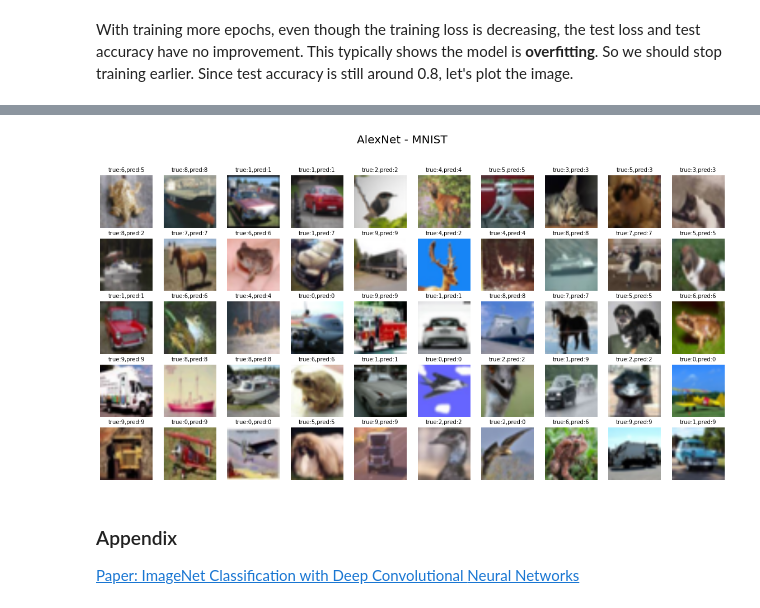
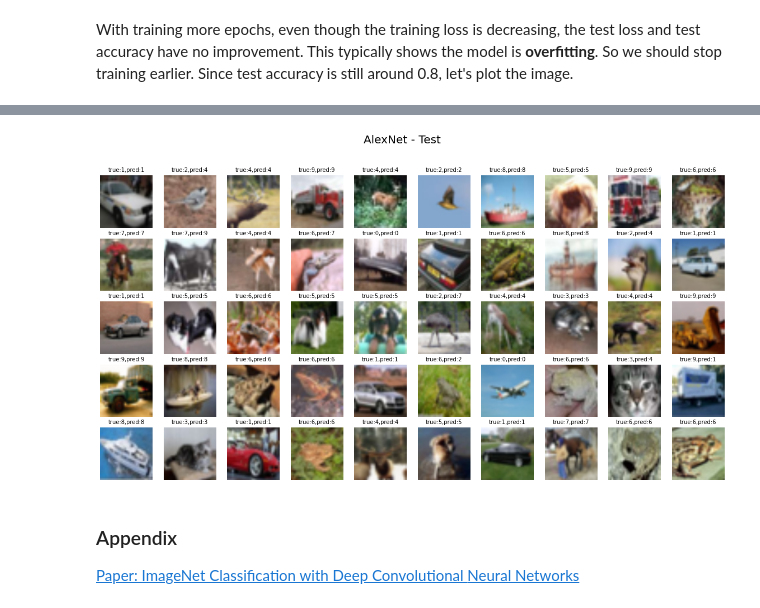
Before and after one commit to ZhipengHong0123/DL_image, a Jupyter notebook: AlexNet/AlexNet.ipynb, the cells around one changed output, grey strips where cells are left out. Saved outputs shown, nothing was run; the diff lists cells and outputs as text; code cells hidden in the pictures.

```diff
--- a/AlexNet/AlexNet.ipynb
+++ b/AlexNet/AlexNet.ipynb
@@ -113,7 +113,7 @@ def train_loop(model,optimizer,train_dl,test_dl,epoch):
 # %%
 model = AlexNet().cuda()
 optimizer=torch.optim.AdamW(model.parameters(),lr=0.0005)
-train_loop(model,optimizer,train_dl,test_dl,10)
+train_loop(model,optimizer,train_dl,test_dl,5)
 optimizer=torch.optim.AdamW(model.parameters(),lr=0.0001)
 train_loop(model,optimizer,train_dl,test_dl,5)
 # %% [output]
@@ -135,2 +130,19 @@ train loss:0.11, test loss: 0.871, test acc: 0.796
 # %% [markdown]
 With training more epochs, even though the training loss is decreasing, the test loss and test accuracy have no improvement. This typically shows the model is **overfitting**. So we should stop training earlier. Since test accuracy is still around 0.8, let's plot the image.
+# %%
+row = 10
+col = 5
+# get valid data set
+valid_x,valid_y=next(iter(train_dl))[:50]
+fig = plt.figure(figsize=(20,10))
+pred_label=model(valid_x.cuda()).argmax(dim=1)
+true_label=valid_y
+for i in range(1, row * col + 1):
+    plt.subplot(col, row, i)
+    plt.axis('off')
+    plt.imshow(valid_x[i].detach().numpy().transpose((1, 2, 0)), cmap='gray_r')
+    title = f'true:{true_label[i]},pred:{pred_label[i]}'
+    plt.title(title, fontsize=10)
+fig.suptitle('AlexNet - Train',fontsize=20)
+plt.savefig("AlexNet_Train",facecolor="w")
+plt.show()
@@ -137,22 +151,22 @@ With training more epochs, even though the training loss is decreasing, the test
 # %%
 row = 10
 col = 5
 # get valid data set
 valid_x,valid_y=next(iter(test_dl))[:50]
 fig = plt.figure(figsize=(20,10))
 pred_label=model(valid_x.cuda()).argmax(dim=1)
 true_label=valid_y
 for i in range(1, row * col + 1):
     plt.subplot(col, row, i)
     plt.axis('off')
     plt.imshow(valid_x[i].detach().numpy().transpose((1, 2, 0)), cmap='gray_r')
     title = f'true:{true_label[i]},pred:{pred_label[i]}'
     plt.title(title, fontsize=10)
-fig.suptitle('AlexNet - MNIST',fontsize=20)
-plt.savefig("AlexNet_MNIST",facecolor="w")
+fig.suptitle('AlexNet - Test',fontsize=20)
+plt.savefig("AlexNet_Test",facecolor="w")
 plt.show()
 # %% [output]
-[figure, old version]
+[figure, new version]
 # %% [markdown]
 ### Appendix
 [Paper: ImageNet Classification with Deep Convolutional
```
Also changed, not shown: parts of 3 cells of this notebook, 3 other files.
